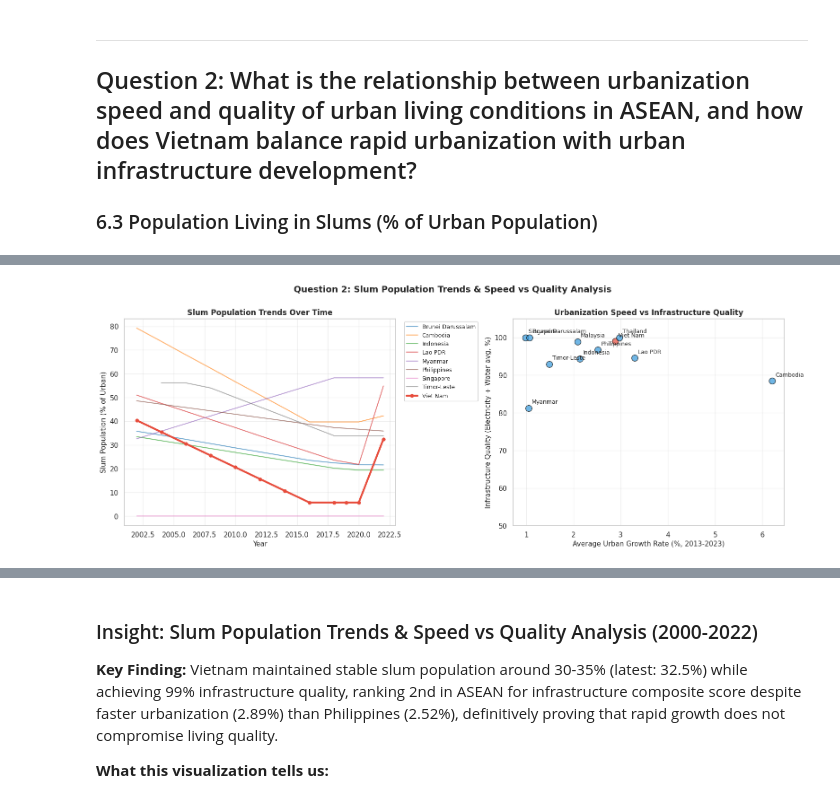
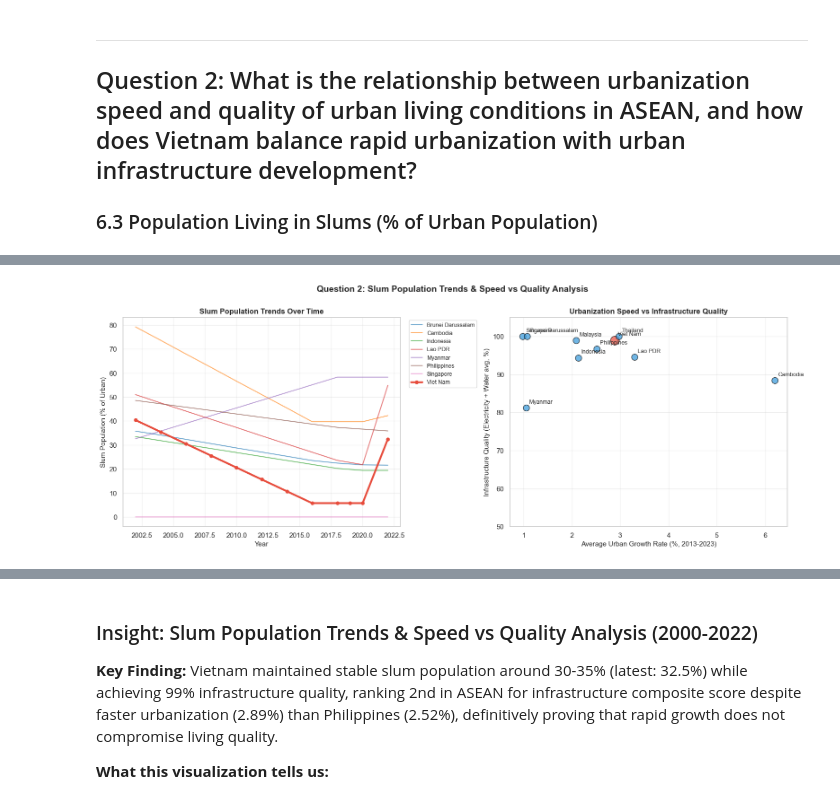
Before and after one commit to thloc1212/DV_LAB2, a Jupyter notebook: merged/merge.ipynb, the cells around one changed output, grey strips where cells are left out. Drawn from its saved outputs; the diff is of its cells as text; code cells hidden in the pictures.

```diff
--- a/merged/merge.ipynb
+++ b/merged/merge.ipynb
@@ -291,7 +291,7 @@ df_pivot["Country"] = df_pivot["Country"].replace({"Viet Nam": "Vietnam"})
 # Define ASEAN countries
 asean = [
     "Vietnam", "Thailand", "Malaysia", "Indonesia", "Philippines",
-    "Singapore", "Cambodia", "Lao PDR", "Myanmar", "Timor-Leste"
+    "Singapore", "Cambodia", "Lao PDR", "Myanmar", "Timor-Leste", "Brunei Darussalam",
 ]
 
 df_asean = df_pivot[df_pivot["Country"].isin(asean)].copy()
@@ -559,33 +560,0 @@ plt.show()
-# %%
-plt.figure()
-
-for country in asean:
-    subset = df_asean[df_asean["Country"] == country]
-
-    if country == "Vietnam":
-        plt.plot(
-            subset["Year"],
-            subset["Under-5 mortality"],
-            linewidth=3,
-            label="Vietnam"
-        )
-    else:
-        plt.plot(
-            subset["Year"],
-            subset["Under-5 mortality"],
-            color="gray",
-            alpha=0.3
-        )
-
-vn = df_asean[df_asean["Country"] == "Vietnam"]
-x_last = vn["Year"].max()
-y_last = vn[vn["Year"] == x_last]["Under-5 mortality"].values[0]
-
-plt.annotate("Vietnam", (x_last, y_last), textcoords="offset points", xytext=(5,5))
-
-plt.xlabel("Year")
-plt.ylabel("Under-5 Mortality")
-plt.title("Child Mortality Decline")
-
-plt.legend()
-plt.show()
@@ -1677,7 +1685,7 @@ This section examines urban population trends across ASEAN from 2000-2023, with
 # %%
 # Part 4: Define ASEAN countries and indicators for Urbanization & Migration Analysis
 
-# ASEAN countries mapping (including Timor-Leste, newest member)
+# ASEAN countries mapping
 ASEAN_COUNTRIES = {
     'VNM': 'Viet Nam',
     'THA': 'Thailand',
@@ -1688,8 +1696,7 @@ ASEAN_COUNTRIES = {
     'MMR': 'Myanmar',
     'KHM': 'Cambodia',
     'LAO': 'Lao PDR',
-    'BRN': 'Brunei Darussalam',
-    'TLS': 'Timor-Leste'
+    'BRN': 'Brunei Darussalam'
 }
 
 # Key indicators for Urbanization & Migration
@@ -2124,36 +2131,35 @@ if df is not None:
     ax2 = axes[1]
     if 'Urban_Growth' in rel_df.columns and 'Electricity' in rel_df.columns and 'Water' in rel_df.columns:
         # Calculate composite infrastructure quality score
         rel_df['Infrastructure_Quality'] = (rel_df['Electricity'] + rel_df['Water']) / 2
 
         plot_df = rel_df.dropna(subset=['Urban_Growth', 'Infrastructure_Quality'])
         for _, row in plot_df.iterrows():
             color = '#e74c3c' if row['Country'] == 'Viet Nam' else '#3498db'
-            size = 100
+            size = 200 if row['Country'] == 'Viet Nam' else 100
             ax2.scatter(row['Urban_Growth'], row['Infrastructure_Quality'],
                        c=color, s=size, alpha=0.7, edgecolors='black')
             ax2.annotate(row['Country'], (row['Urban_Growth'], row['Infrastructure_Quality']),
                         fontsize=9, ha='left', va='bottom', xytext=(5, 5), textcoords='offset points')
 
         ax2.set_xlabel('Average Urban Growth Rate (%, 2013-2023)', fontsize=11)
         ax2.set_ylabel('Infrastructure Quality (Electricity + Water avg, %)', fontsize=11)
         ax2.set_title('Urbanization Speed vs Infrastructure Quality', fontweight='bold', fontsize=12)
         ax2.grid(True, alpha=0.3)
         ax2.set_ylim(50, 105)
 
     plt.suptitle('Question 2: Slum Population Trends & Speed vs Quality Analysis',
                  fontsize=14, fontweight='bold', y=1.00)
     plt.tight_layout()
-    # plt.savefig('q2_slum_and_quality.pdf', bbox_inches='tight')
     plt.show()
 
     print(f"Saved: {'plots'}/q2_slum_and_quality.pdf")
     print("\nRelationship data:")
     print(rel_df[['Country', 'Urban_Growth', 'Infrastructure_Quality', 'Slum_Pct']].sort_values('Urban_Growth', ascending=False))
 else:
     print("Slum population data not available for visualization")
 # %% [output]
-[figure, old version]
+[figure, new version]
 Saved: plots/q2_slum_and_quality.pdf
 
 Relationship data:
```
Also changed, not shown: parts of 41 cells of this notebook.
